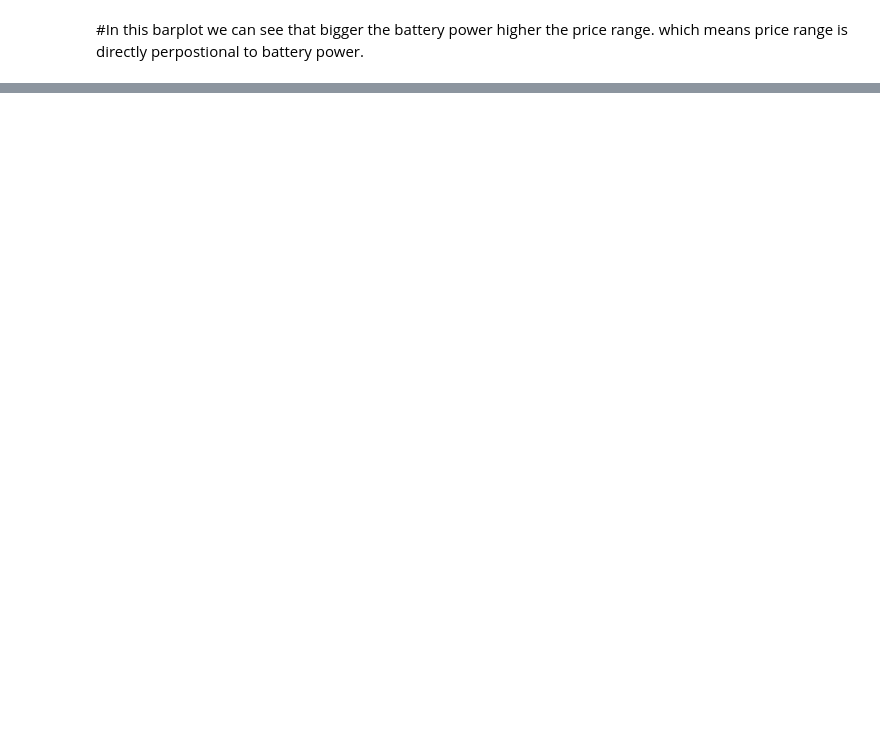
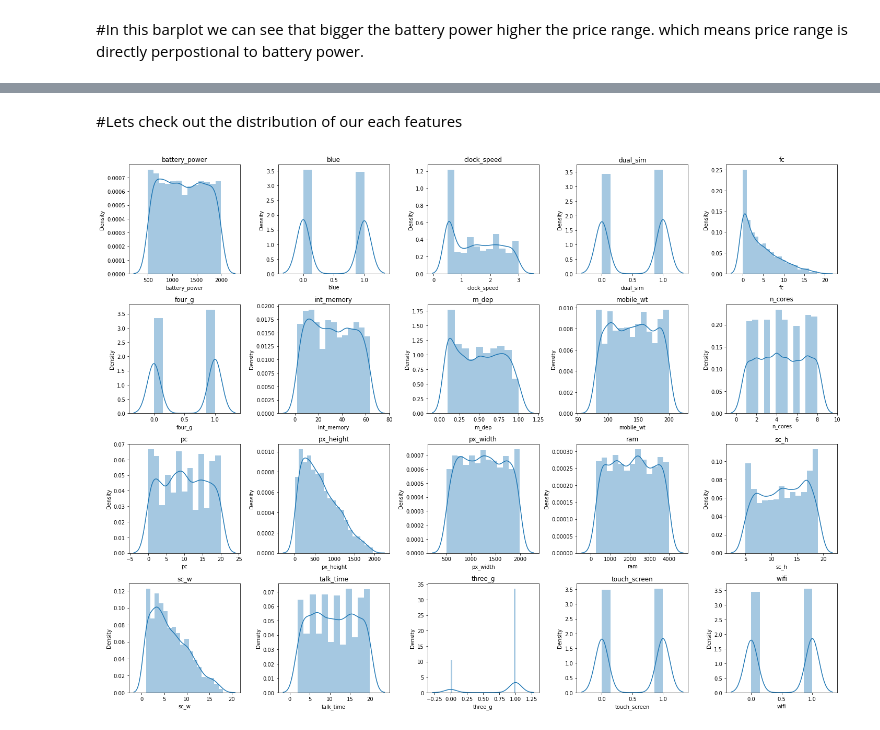
Before and after one commit to Lovejeet-Singh-31/Mobile-Price-Range-Prediction, a Jupyter notebook: Mobile_Price_Range_Prediction.ipynb, the cells around one changed output, grey strips where cells are left out. Drawn from its saved outputs; the diff is of its cells as text; code cells hidden in the pictures; blank space fills up the shorter version.

```diff
--- a/Mobile_Price_Range_Prediction.ipynb
+++ b/Mobile_Price_Range_Prediction.ipynb
@@ -316,0 +378,19 @@ for i in var_list:
+# %% [markdown]
+#Lets check out the distribution of our each features
+# %%
+#printing displots to analyze the distribution of all numerical features
+# plot a bar plot for each numerical feature count (except store)
+rows=4
+cols=5
+counter=1
+fig = plt.figure(figsize=(20, 15))
+
+for col in numeric_features[:-1]:
+    plt.subplot(rows,cols,counter)
+    feature = mobile_df[col]
+    sns.distplot(feature)
+    plt.title(col)
+    counter=counter+1
+    plt.tight_layout()
+# %% [output]
+[figure, added]
```
Also changed, not shown: parts of 17 cells of this notebook.
